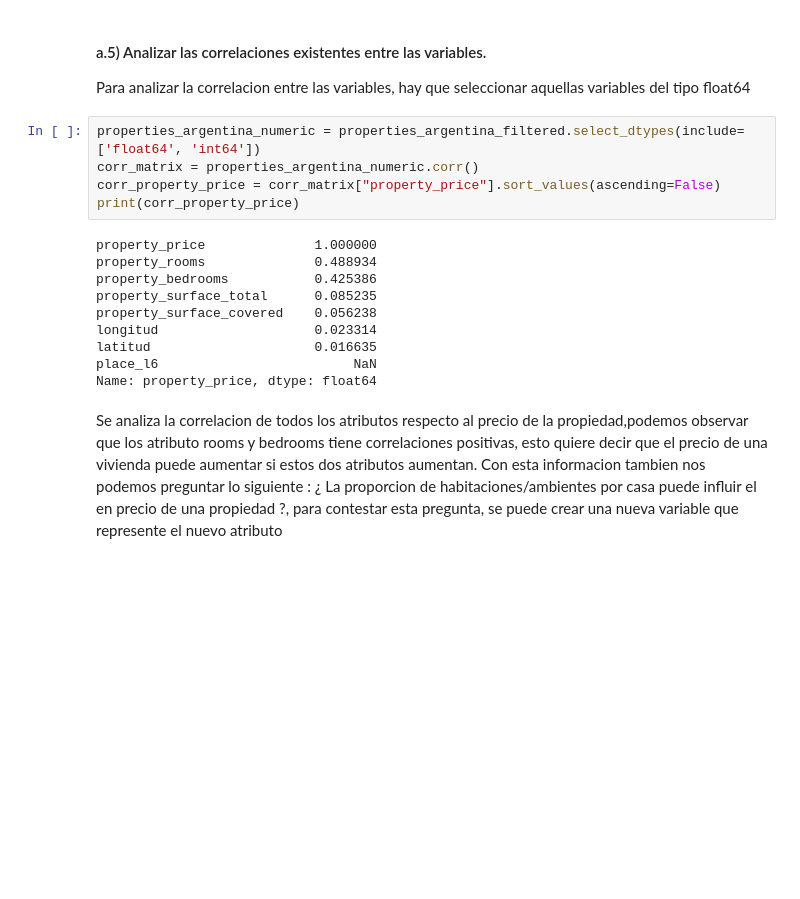
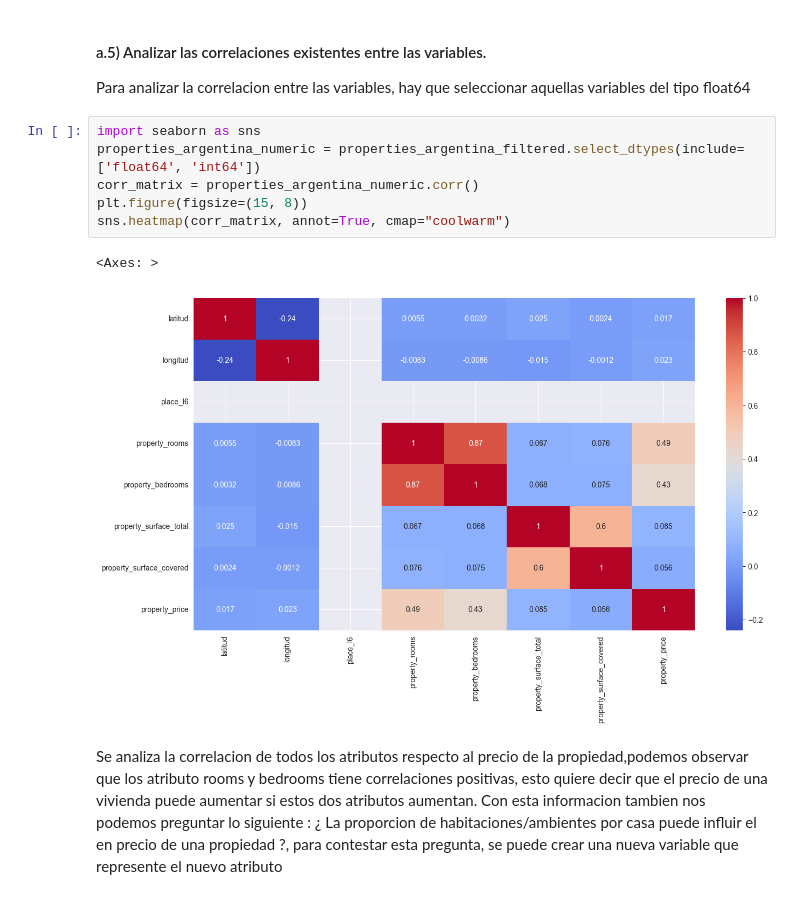
Before and after one commit to hmaldonado12/7506R-1C2024-GRUPO6, a Jupyter notebook: tp1/Copia_de_7506R_TP1_GRUPO06_ENTREGA.ipynb, the cells around one changed output. Drawn from its saved outputs; the diff is of its cells as text; blank space fills up the shorter version.

```diff
--- a/tp1/Copia_de_7506R_TP1_GRUPO06_ENTREGA.ipynb
+++ b/tp1/Copia_de_7506R_TP1_GRUPO06_ENTREGA.ipynb
@@ -201,21 +201,15 @@ plt.show()
 # %% [markdown]
 #### a.5) Analizar las correlaciones existentes entre las variables.
 Para analizar la correlacion entre las variables, hay que seleccionar aquellas variables del tipo float64
-# %%
-properties_argentina_numeric = properties_argentina_filtered.select_dtypes(include=['float64', 'int64'])
-corr_matrix = properties_argentina_numeric.corr()
-corr_property_price = corr_matrix["property_price"].sort_values(ascending=False)
-print(corr_property_price)
-# %% [output]
-property_price              1.000000
-property_rooms              0.488934
-property_bedrooms           0.425386
-property_surface_total      0.085235
-property_surface_covered    0.056238
-longitud                    0.023314
-latitud                     0.016635
-place_l6                         NaN
-Name: property_price, dtype: float64
+# %%
+import seaborn as sns
+properties_argentina_numeric = properties_argentina_filtered.select_dtypes(include=['float64', 'int64'])
+corr_matrix = properties_argentina_numeric.corr()
+plt.figure(figsize=(15, 8))
+sns.heatmap(corr_matrix, annot=True, cmap="coolwarm")
+# %% [output]
+<Axes: >
+[figure, added]
 # %% [markdown]
 Se analiza la correlacion de todos los atributos respecto al precio de la propiedad,podemos observar que los  atributo rooms y bedrooms tiene correlaciones positivas, esto quiere decir que el precio de una vivienda puede aumentar si estos dos atributos aumentan.
 Con esta informacion tambien nos podemos preguntar lo siguiente : ¿ La proporcion de habitaciones/ambientes por casa puede influir el en precio de una propiedad ?, para contestar esta pregunta, se puede crear una nueva variable que represente el nuevo atributo
```
Also changed, not shown: parts of 5 cells of this notebook.
